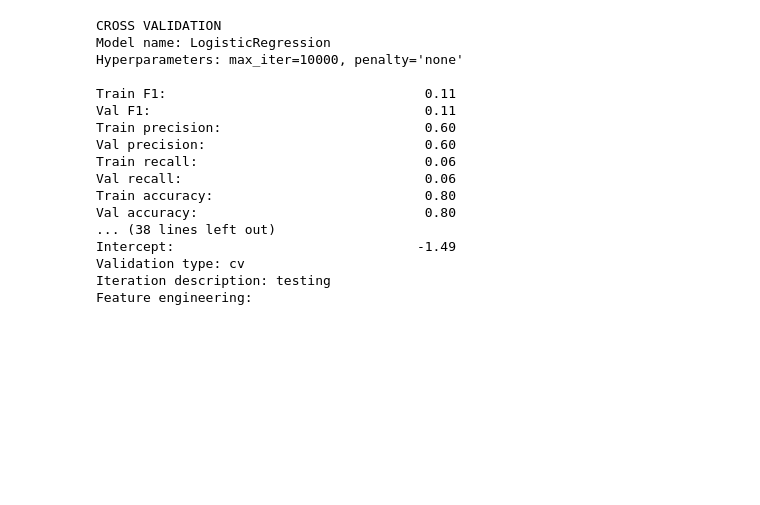
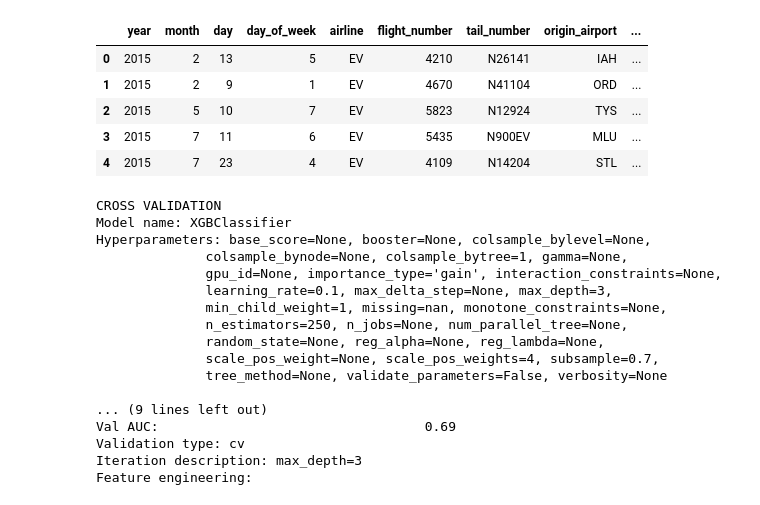
Before and after one commit to binh748/flight-classification, a Jupyter notebook: model_selection.ipynb, the cells around one changed output. Saved outputs shown, nothing was run; the diff lists cells and outputs as text; code cells hidden in the pictures; blank space fills up the shorter version.

Commit message:
Done with modeling; now creating visualizations

```diff
--- a/model_selection.ipynb
+++ b/model_selection.ipynb
@@ -87,6 +87,15 @@ target = ['is_not_on_time']
 all_features = (base_numerical_features
                 + base_categorical_features
                 + weather_numerical_features)
+# %%
+sample_df.head()
+# %% [output]
+|  | year | month | day | day_of_week | airline | flight_number | tail_number | origin_airport | ... |
+| 0 | 2015 | 2 | 13 | 5 | EV | 4210 | N26141 | IAH | ... |
+| 1 | 2015 | 2 | 9 | 1 | EV | 4670 | N41104 | ORD | ... |
+| 2 | 2015 | 5 | 10 | 7 | EV | 5823 | N12924 | TYS | ... |
+| 3 | 2015 | 7 | 11 | 6 | EV | 5435 | N900EV | MLU | ... |
+| 4 | 2015 | 7 | 23 | 4 | EV | 4109 | N14204 | STL | ... |
 # %%
 X, y = ch.feature_target_selection(all_features, target, sample_df)
 
@@ -116,23 +129,23 @@ rf = RandomForestClassifier()
 #     verbose=True
 # )
 # %%
-records_df = ch.cv(lm, X_train_val, y_train_val, records_df, scale=True)
+records_df = ch.cv(gbm, X_train_val, y_train_val, records_df, scale=True)
 # %% [output]
 CROSS VALIDATION
-Model name: LogisticRegression
-Hyperparameters: max_iter=10000, penalty='none'
+Model name: XGBClassifier
+Hyperparameters: base_score=None, booster=None, colsample_bylevel=None,
+              colsample_bynode=None, colsample_bytree=1, gamma=None,
+              gpu_id=None, importance_type='gain', interaction_constraints=None,
+              learning_rate=0.1, max_delta_step=None, max_depth=3,
+              min_child_weight=1, missing=nan, monotone_constraints=None,
+              n_estimators=250, n_jobs=None, num_parallel_tree=None,
+              random_state=None, reg_alpha=None, reg_lambda=None,
+              scale_pos_weight=None, scale_pos_weights=4, subsample=0.7,
+              tree_method=None, validate_parameters=False, verbosity=None
 
-Train F1:                                 0.11
-Val F1:                                   0.11
-Train precision:                          0.60
-Val precision:                            0.60
-Train recall:                             0.06
-Val recall:                               0.06
-Train accuracy:                           0.80
-Val accuracy:                             0.80
-... (38 lines left out)
-Intercept:                               -1.49
+... (9 lines left out)
+Val AUC:                                  0.69
 Validation type: cv
-Iteration description: testing
+Iteration description: max_depth=3
 Feature engineering:
 # %%
```
Also changed, not shown: parts of 10 cells of this notebook, 2 other files.
